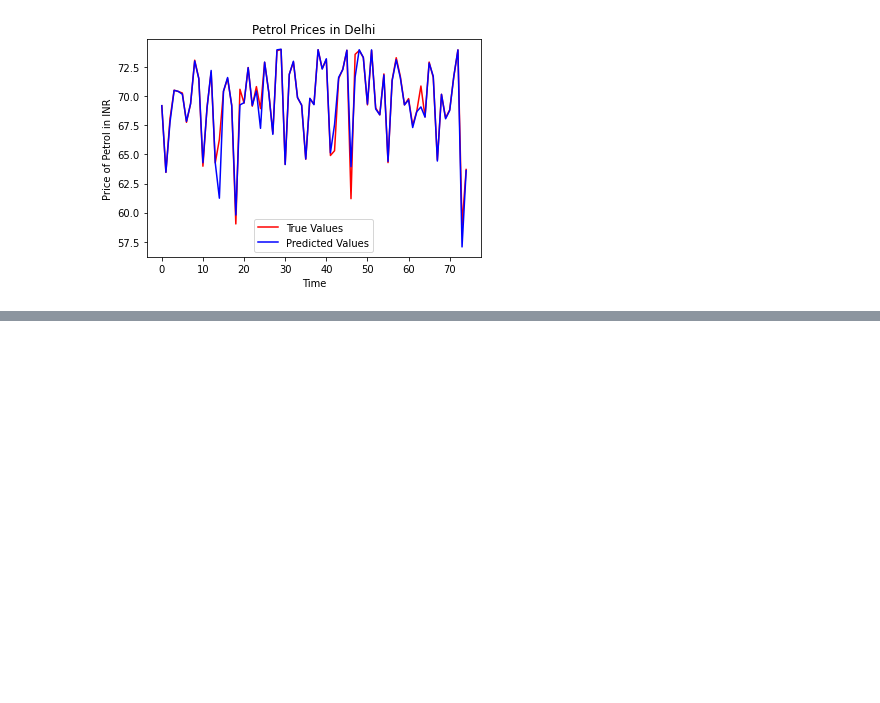
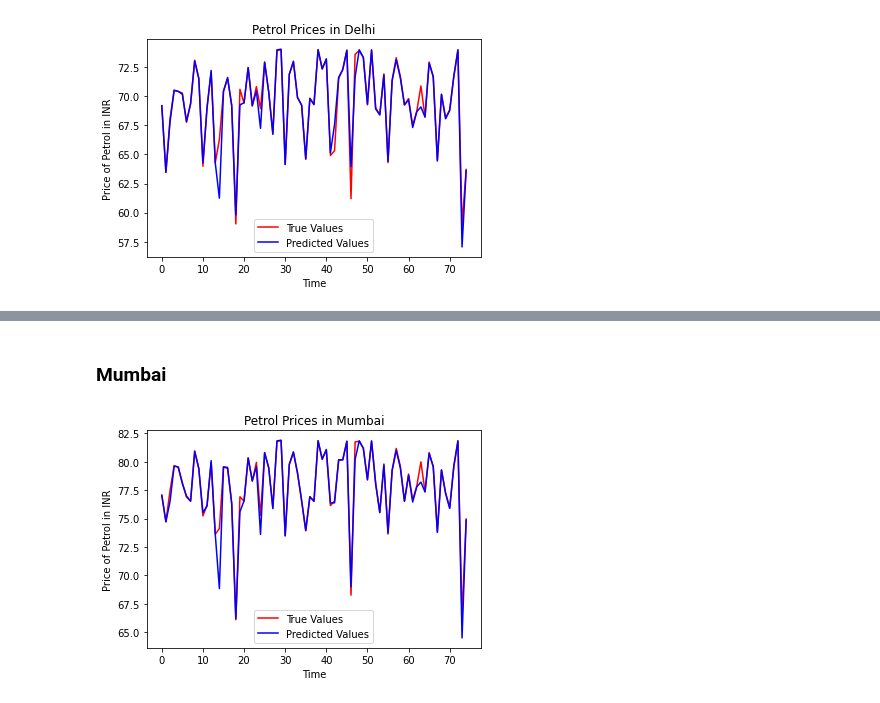
Before and after one commit to KshitijDat/Fuel_Price_Predictor, a Jupyter notebook: fuel.ipynb, the cells around one changed output, grey strips where cells are left out. Cells and saved outputs as stored; diff of their text form; code cells hidden in the pictures; blank space fills up the shorter version.

```diff
--- a/fuel.ipynb
+++ b/fuel.ipynb
@@ -280,0 +293,12 @@ plt.show()
+# %% [markdown]
+### Mumbai
+# %%
+plt.plot(y_test[:,2],color='red')
+plt.plot(y_pred[:,2],color='blue')
+plt.xlabel("Time")
+plt.ylabel("Price of Petrol in INR")
+plt.title("Petrol Prices in Mumbai")
+plt.legend(("True Values","Predicted Values"))
+plt.show()
+# %% [output]
+[figure, added]
```
Also changed, not shown: parts of 2 cells of this notebook.
